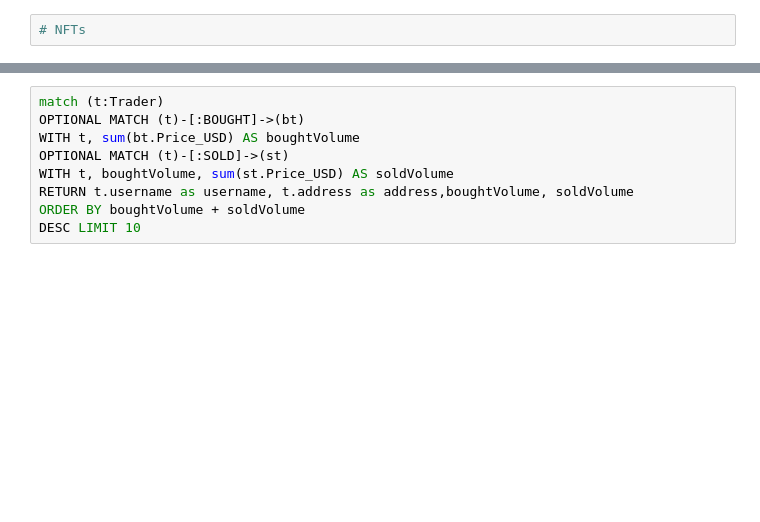
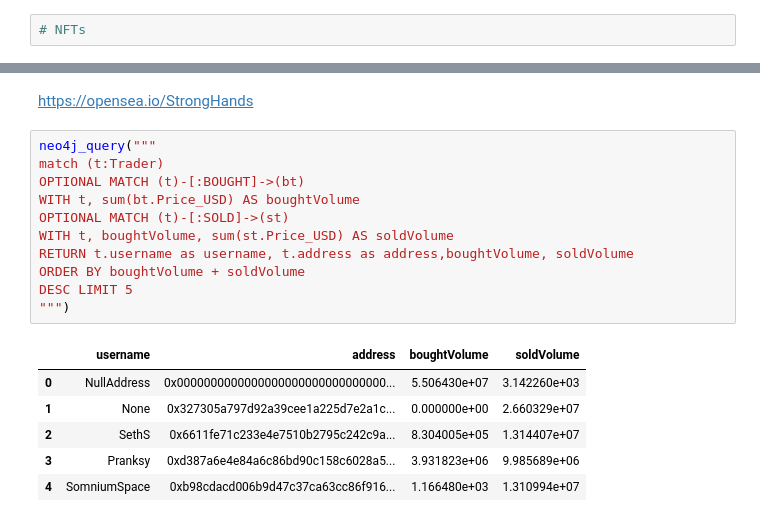
Before and after one commit to tomasonjo/blogs, a Jupyter notebook: nft/NFT analysis.ipynb, the cells around one changed output, grey strips where cells are left out. Drawn from its saved outputs; the diff is of its cells as text; blank space fills up the shorter version.

```diff
--- a/nft/NFT analysis.ipynb
+++ b/nft/NFT analysis.ipynb
@@ -60,9 +129,20 @@ ORDER BY bought + sold desc limit 5;
+# %% [markdown]
+https://opensea.io/StrongHands
 # %%
+neo4j_query("""
 match (t:Trader)
 OPTIONAL MATCH (t)-[:BOUGHT]->(bt)
 WITH t, sum(bt.Price_USD) AS boughtVolume
 OPTIONAL MATCH (t)-[:SOLD]->(st)
 WITH t, boughtVolume, sum(st.Price_USD) AS soldVolume
 RETURN t.username as username, t.address as address,boughtVolume, soldVolume
 ORDER BY boughtVolume + soldVolume
-DESC LIMIT 10
+DESC LIMIT 5
+""")
+# %% [output]
+|  | username | address | boughtVolume | soldVolume |
+| 0 | NullAddress | 0x0000000000000000000000000000000... | 5.506430e+07 | 3.142260e+03 |
+| 1 | None | 0x327305a797d92a39cee1a225d7e2a1c... | 0.000000e+00 | 2.660329e+07 |
+| 2 | SethS | 0x6611fe71c233e4e7510b2795c242c9a... | 8.304005e+05 | 1.314407e+07 |
+| 3 | Pranksy | 0xd387a6e4e84a6c86bd90c158c6028a5... | 3.931823e+06 | 9.985689e+06 |
+| 4 | SomniumSpace | 0xb98cdacd006b9d47c37ca63cc86f916... | 1.166480e+03 | 1.310994e+07 |
```
Also changed, not shown: parts of 29 cells of this notebook.
